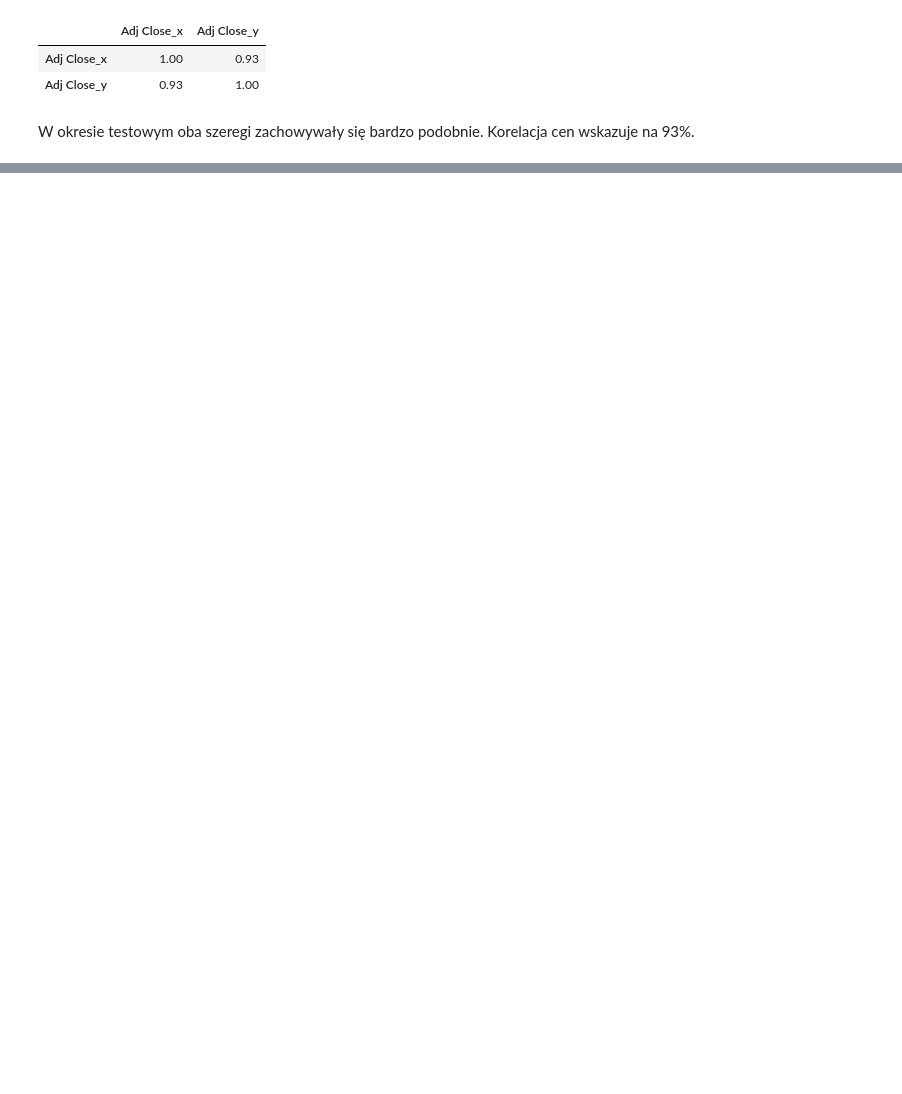
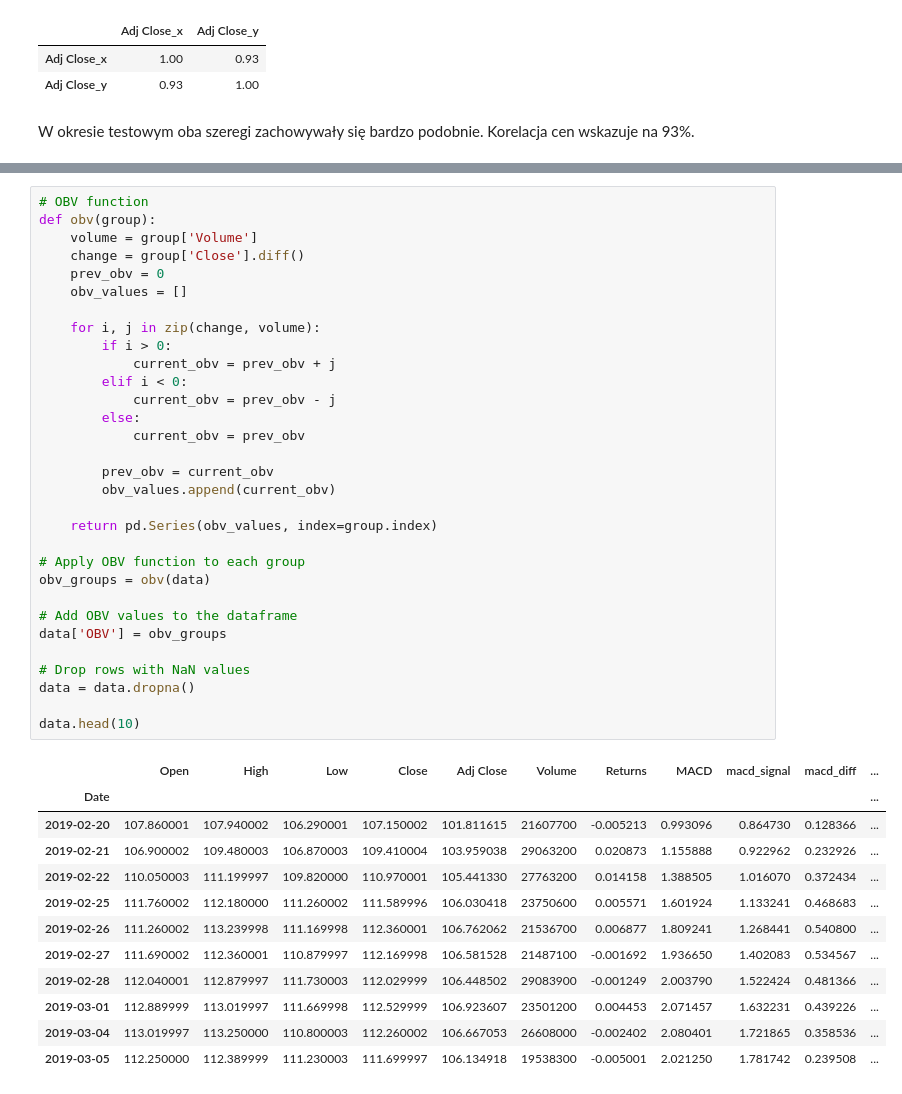
Before and after one commit to MlekoZjad/ML_2024, a Jupyter notebook: Case 3_MSFT.ipynb, the cells around one changed output, grey strips where cells are left out. Drawn from its saved outputs; the diff is of its cells as text; blank space fills up the shorter version.

```diff
--- a/Case 3_MSFT.ipynb
+++ b/Case 3_MSFT.ipynb
@@ -743,0 +812,44 @@ W okresie testowym oba szeregi zachowywały się bardzo podobnie. Korelacja cen
+# %%
+# OBV function
+def obv(group):
+    volume = group['Volume']
+    change = group['Close'].diff()
+    prev_obv = 0
+    obv_values = []
+
+    for i, j in zip(change, volume):
+        if i > 0:
+            current_obv = prev_obv + j
+        elif i < 0:
+            current_obv = prev_obv - j
+        else:
+            current_obv = prev_obv
+
+        prev_obv = current_obv
+        obv_values.append(current_obv)
+
+    return pd.Series(obv_values, index=group.index)
+
+# Apply OBV function to each group
+obv_groups = obv(data)
+
+# Add OBV values to the dataframe
+data['OBV'] = obv_groups
+
+# Drop rows with NaN values
+data = data.dropna()
+
+data.head(10)
+# %% [output]
+|  | Open | High | Low | Close | Adj Close | Volume | Returns | MACD | macd_signal | macd_diff | ... |
+| Date |  |  |  |  |  |  |  |  |  |  | ... |
+| 2019-02-20 | 107.860001 | 107.940002 | 106.290001 | 107.150002 | 101.811615 | 21607700 | -0.005213 | 0.993096 | 0.864730 | 0.128366 | ... |
+| 2019-02-21 | 106.900002 | 109.480003 | 106.870003 | 109.410004 | 103.959038 | 29063200 | 0.020873 | 1.155888 | 0.922962 | 0.232926 | ... |
+| 2019-02-22 | 110.050003 | 111.199997 | 109.820000 | 110.970001 | 105.441330 | 27763200 | 0.014158 | 1.388505 | 1.016070 | 0.372434 | ... |
+| 2019-02-25 | 111.760002 | 112.180000 | 111.260002 | 111.589996 | 106.030418 | 23750600 | 0.005571 | 1.601924 | 1.133241 | 0.468683 | ... |
+| 2019-02-26 | 111.260002 | 113.239998 | 111.169998 | 112.360001 | 106.762062 | 21536700 | 0.006877 | 1.809241 | 1.268441 | 0.540800 | ... |
+| 2019-02-27 | 111.690002 | 112.360001 | 110.879997 | 112.169998 | 106.581528 | 21487100 | -0.001692 | 1.936650 | 1.402083 | 0.534567 | ... |
+| 2019-02-28 | 112.040001 | 112.879997 | 111.730003 | 112.029999 | 106.448502 | 29083900 | -0.001249 | 2.003790 | 1.522424 | 0.481366 | ... |
+| 2019-03-01 | 112.889999 | 113.019997 | 111.669998 | 112.529999 | 106.923607 | 23501200 | 0.004453 | 2.071457 | 1.632231 | 0.439226 | ... |
+| 2019-03-04 | 113.019997 | 113.250000 | 110.800003 | 112.260002 | 106.667053 | 26608000 | -0.002402 | 2.080401 | 1.721865 | 0.358536 | ... |
+| 2019-03-05 | 112.250000 | 112.389999 | 111.230003 | 111.699997 | 106.134918 | 19538300 | -0.005001 | 2.021250 | 1.781742 | 0.239508 | ... |
```
Also changed, not shown: parts of 32 cells of this notebook, 1 other file.
